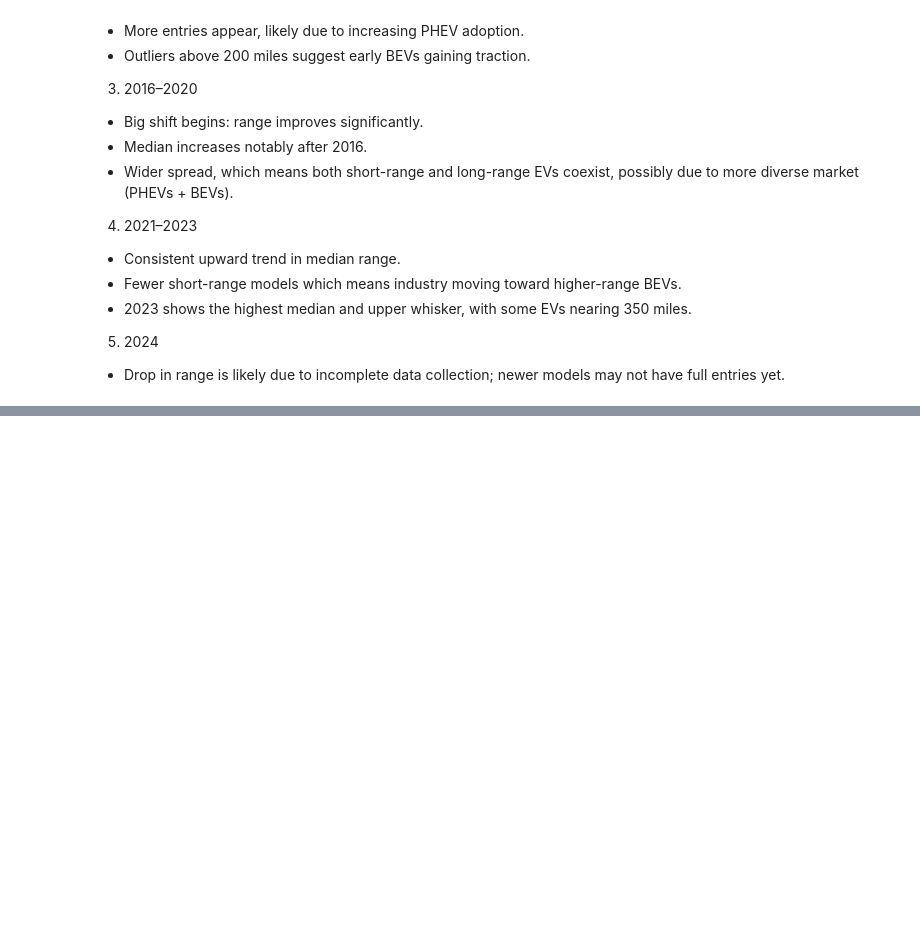
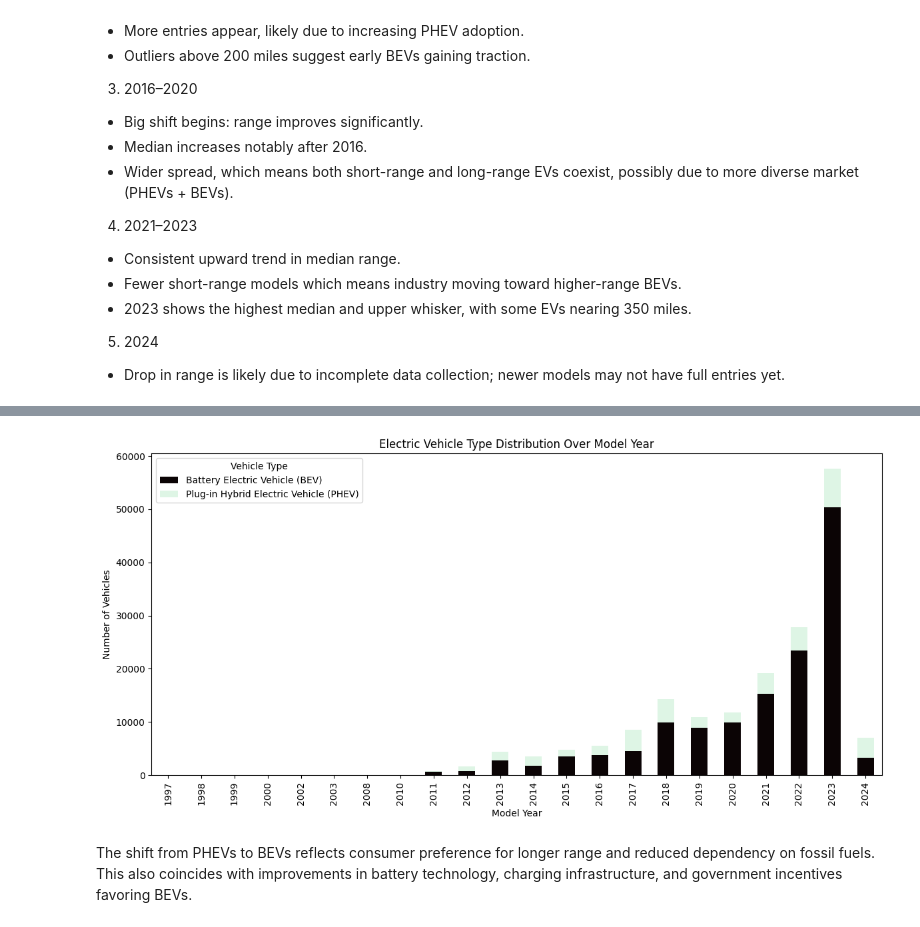
Before and after one commit to sowmyamaddali/ev-market-size-case-study, a Jupyter notebook: notebooks/data_exploration.ipynb, the cells around one changed output, grey strips where cells are left out. Drawn from its saved outputs; the diff is of its cells as text; code cells hidden in the pictures; blank space fills up the shorter version.

```diff
--- a/notebooks/data_exploration.ipynb
+++ b/notebooks/data_exploration.ipynb
@@ -294,0 +319,27 @@ Passing `palette` without assigning `hue` is deprecated and will be removed in v
+# %%
+# creating a pivot table for stacked bar chart
+type_by_year = ev_df.pivot_table(
+    index="model_year",
+    columns="electric_vehicle_type",
+    values="vin_110",
+    aggfunc="count"
+).fillna(0)
+
+# sort by model_year
+type_by_year = type_by_year.sort_index()
+
+#plot
+type_by_year.plot(kind="bar",
+                  stacked=True,
+                  figsize=(12, 6),
+                  colormap="mako")
+plt.title("Electric Vehicle Type Distribution Over Model Year")
+plt.xlabel("Model Year")
+plt.ylabel("Number of Vehicles")
+plt.legend(title="Vehicle Type")
+plt.tight_layout()
+plt.show()
+# %% [output]
+[figure, added]
+# %% [markdown]
+The shift from PHEVs to BEVs reflects consumer preference for longer range and reduced dependency on fossil fuels. This also coincides with improvements in battery technology, charging infrastructure, and government incentives favoring BEVs.
```
Also changed, not shown: parts of 2 cells of this notebook.
